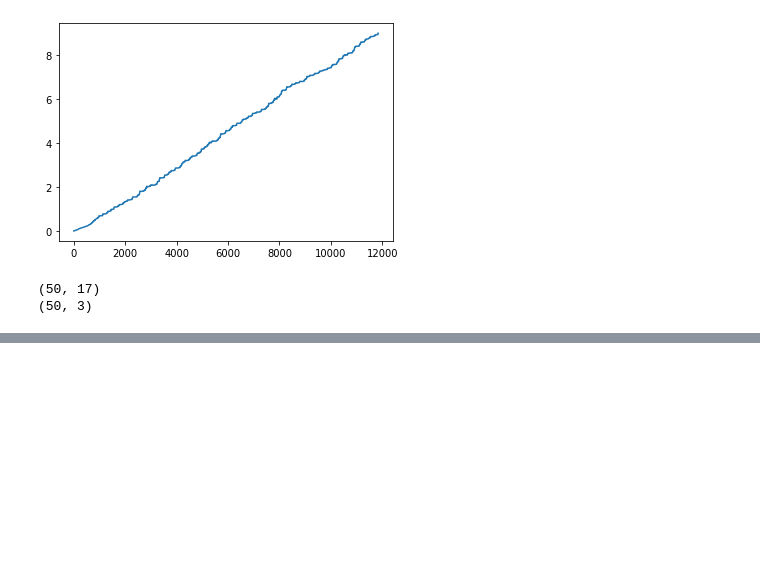
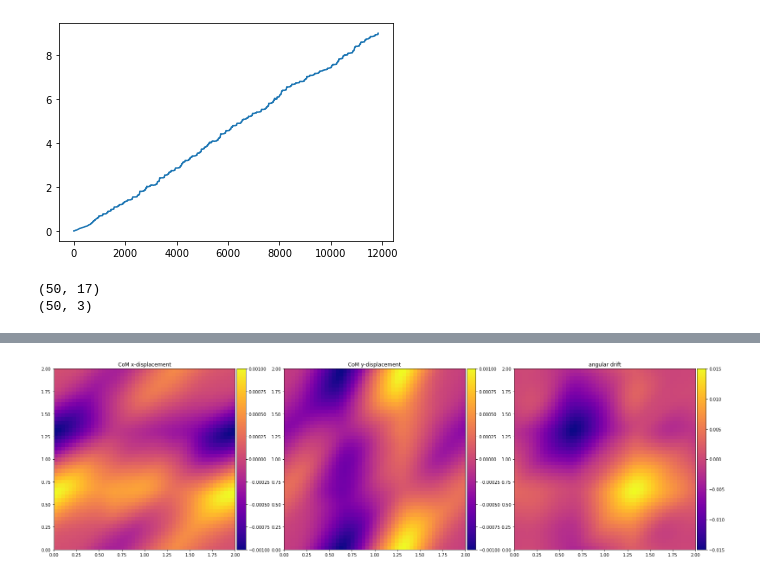
Before and after one commit to mannusschomaker/HeterogeneousGridBots, a Jupyter notebook: cpp/libsoda-cxx/debug.ipynb, the cells around one changed output, grey strips where cells are left out. Drawn from its saved outputs; the diff is of its cells as text; code cells hidden in the pictures; blank space fills up the shorter version.

```diff
--- a/cpp/libsoda-cxx/debug.ipynb
+++ b/cpp/libsoda-cxx/debug.ipynb
@@ -187,0 +204,2 @@ df["d_theta"] = df["d_theta"][(df["d_theta"] > -0.1) & (df["d_theta"] < 0.1)]
+# %%
+df_true = pd.read_csv("../../data/experiment_files/19_12_2022/displacement_map_triangle_[1, 1, 1].csv")
@@ -196,3 +232,10 @@ phase_heatmap(df,"d_theta",ax[2],"angular drift",size=300,minv=-0.015,maxv=0.015
+# %%
+fig, ax = plt.subplots(1,3,figsize=(27,9));
+phase_heatmap(df_true,"d_comx",ax[0],"CoM x-displacement",size=300,minv=mi,maxv=ma)
+phase_heatmap(df_true,"d_comy",ax[1],"CoM y-displacement",size=300,minv=mi,maxv=ma)
+phase_heatmap(df_true,"d_theta",ax[2],"angular drift",size=300,minv=-0.015,maxv=0.015)
+# %% [output]
+[figure, added]
 # %%
 def rot(v,theta):
     c, s = np.cos(theta), np.sin(theta); R = np.array(((c, -s), (s, c))); return np.dot(R,v)
```
Also changed, not shown: parts of 20 cells of this notebook, 7 other files.
